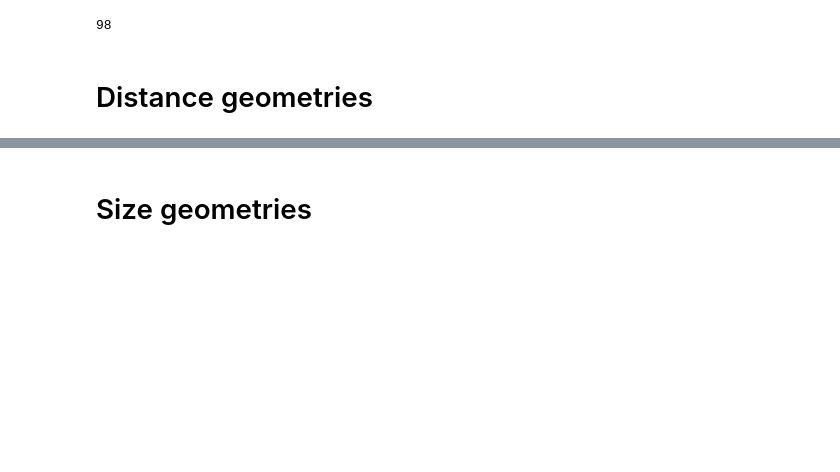
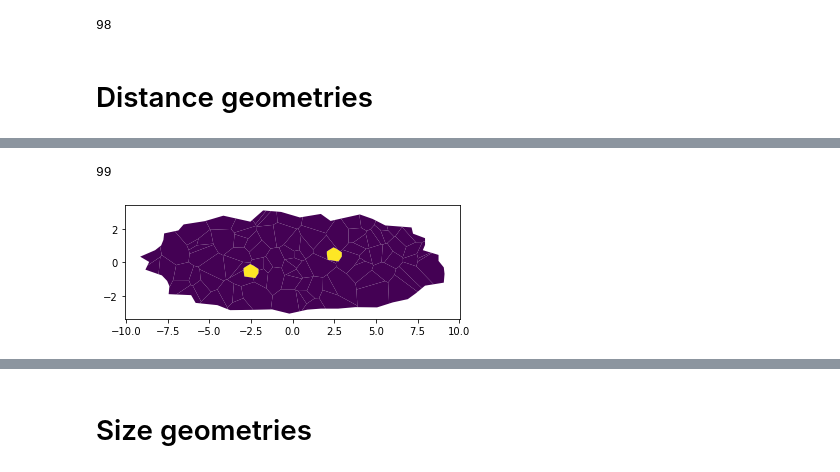
Before and after one commit to EdcleyJS/spatial-uncertainty, a Jupyter notebook: synthetic-data/generate.ipynb, the cells around one changed output, grey strips where cells are left out. Cells and saved outputs as stored; diff of their text form; code cells hidden in the pictures; blank space fills up the shorter version.

```diff
--- a/synthetic-data/generate.ipynb
+++ b/synthetic-data/generate.ipynb
@@ -141,3 +141,11 @@ print(len(gdf))
+# %%
+gdf = generateArea(poly_out,poly_in.scale(10,10,origin=(0,0)).translate(-2.5,-.5),poly_in.scale(10,10,origin=(0,0)).translate(2.5,.5),pts)
+gdf.plot(column='highlight')
+gdf.to_file('data/distance/distance_medium.geojson', driver='GeoJSON')
+print(len(gdf))
+# %% [output]
+99
+[figure, added]
 # %%
 gdf = generateArea(poly_out,poly_in.scale(10,10,origin=(0,0)).translate(-.5,-.5),poly_in.scale(10,10,origin=(0,0)).translate(.5,.5),pts)
 gdf.plot(column='highlight')
```
Also changed, not shown: parts of 22 cells of this notebook, 14 other files.
